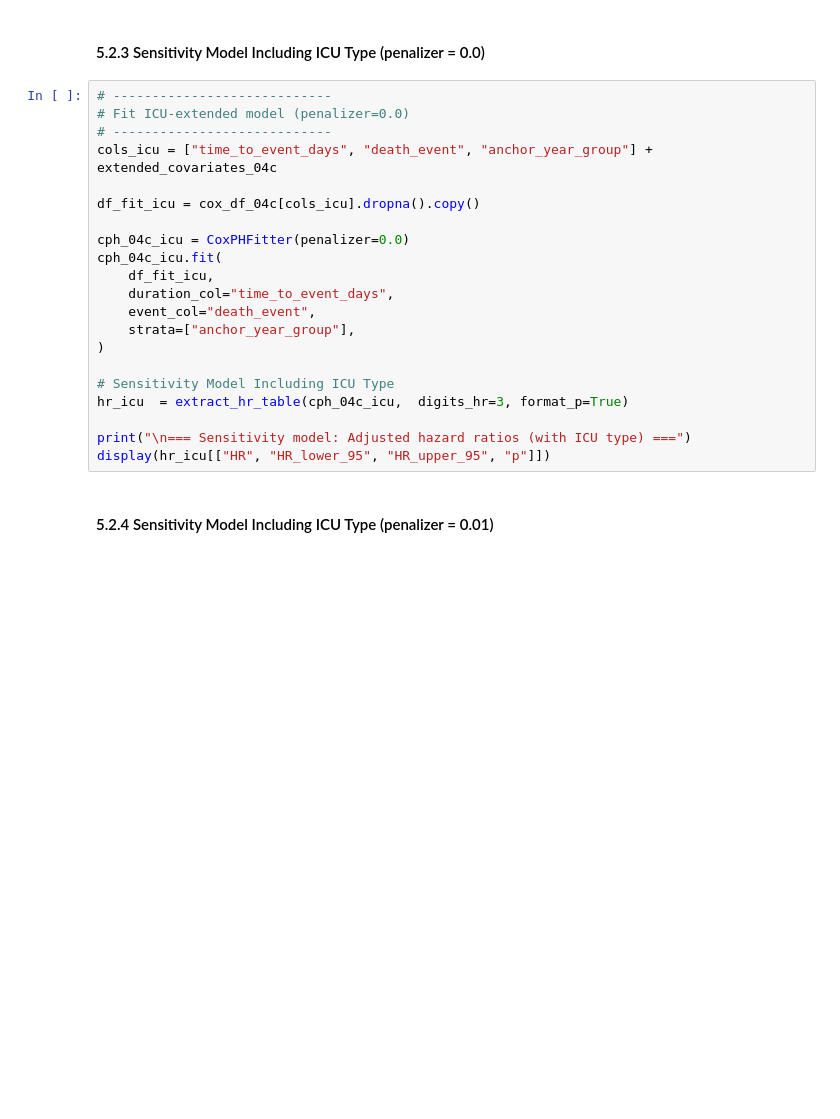
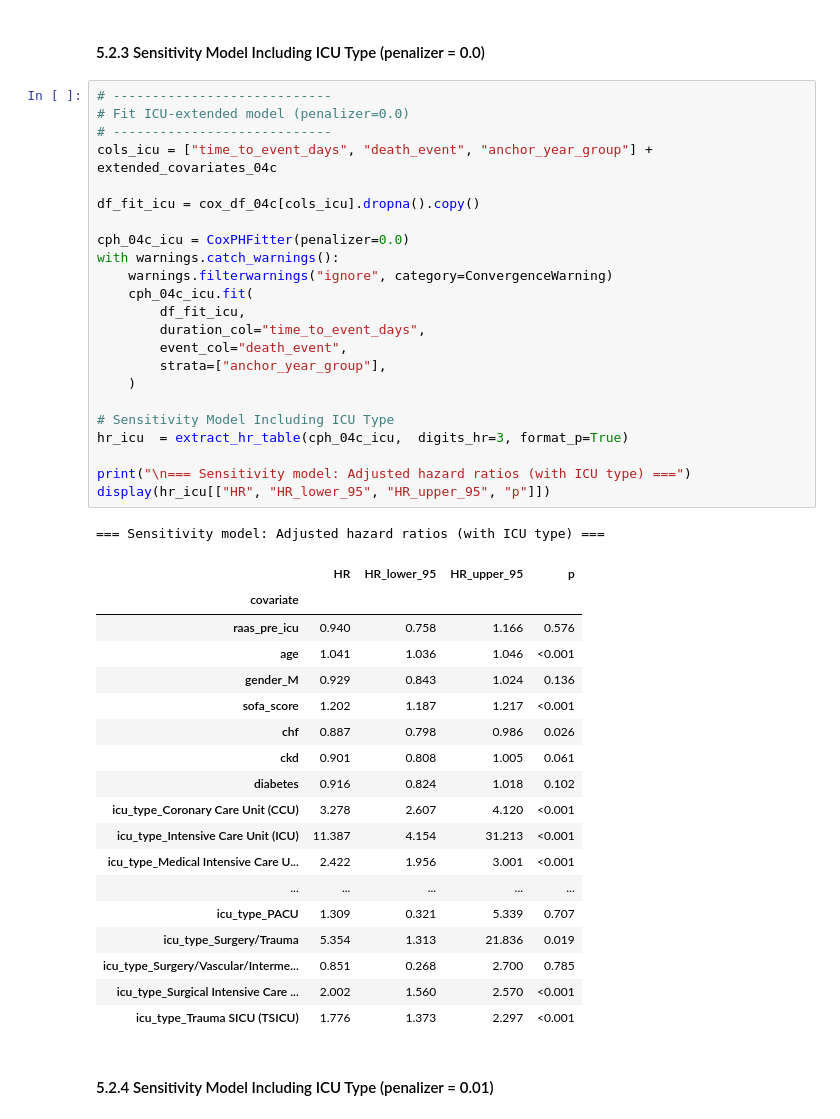
Before and after one commit to makotoy56/mimic-iv-copd-raas-analysis, a Jupyter notebook: notebooks/04c_extended_covariate_cox_model.ipynb, the cells around one changed output. Cells and saved outputs as stored; diff of their text form; blank space fills up the shorter version.

Commit message:
Refresh COPD ICU model outputs and suppress local warning paths

```diff
--- a/notebooks/04c_extended_covariate_cox_model.ipynb
+++ b/notebooks/04c_extended_covariate_cox_model.ipynb
@@ -381,24 +383,46 @@ Overall, the point estimates for pre-ICU RAAS exposure were below 1 in the core
 # %%
 # ----------------------------
 # Fit ICU-extended model (penalizer=0.0)
 # ----------------------------
 cols_icu = ["time_to_event_days", "death_event", "anchor_year_group"] + extended_covariates_04c
 
 df_fit_icu = cox_df_04c[cols_icu].dropna().copy()
 
 cph_04c_icu = CoxPHFitter(penalizer=0.0)
-cph_04c_icu.fit(
-    df_fit_icu,
-    duration_col="time_to_event_days",
-    event_col="death_event",
-    strata=["anchor_year_group"],
-)
+with warnings.catch_warnings():
+    warnings.filterwarnings("ignore", category=ConvergenceWarning)
+    cph_04c_icu.fit(
+        df_fit_icu,
+        duration_col="time_to_event_days",
+        event_col="death_event",
+        strata=["anchor_year_group"],
+    )
 
 # Sensitivity Model Including ICU Type
 hr_icu  = extract_hr_table(cph_04c_icu,  digits_hr=3, format_p=True)
 
 print("\n=== Sensitivity model: Adjusted hazard ratios (with ICU type) ===")
 display(hr_icu[["HR", "HR_lower_95", "HR_upper_95", "p"]])
+# %% [output]
+=== Sensitivity model: Adjusted hazard ratios (with ICU type) ===
+|  | HR | HR_lower_95 | HR_upper_95 | p |
+| covariate |  |  |  |  |
+| raas_pre_icu | 0.940 | 0.758 | 1.166 | 0.576 |
+| age | 1.041 | 1.036 | 1.046 | <0.001 |
+| gender_M | 0.929 | 0.843 | 1.024 | 0.136 |
+| sofa_score | 1.202 | 1.187 | 1.217 | <0.001 |
+| chf | 0.887 | 0.798 | 0.986 | 0.026 |
+| ckd | 0.901 | 0.808 | 1.005 | 0.061 |
+| diabetes | 0.916 | 0.824 | 1.018 | 0.102 |
+| icu_type_Coronary Care Unit (CCU) | 3.278 | 2.607 | 4.120 | <0.001 |
+| icu_type_Intensive Care Unit (ICU) | 11.387 | 4.154 | 31.213 | <0.001 |
+| icu_type_Medical Intensive Care U... | 2.422 | 1.956 | 3.001 | <0.001 |
+| ... | ... | ... | ... | ... |
+| icu_type_PACU | 1.309 | 0.321 | 5.339 | 0.707 |
+| icu_type_Surgery/Trauma | 5.354 | 1.313 | 21.836 | 0.019 |
+| icu_type_Surgery/Vascular/Interme... | 0.851 | 0.268 | 2.700 | 0.785 |
+| icu_type_Surgical Intensive Care ... | 2.002 | 1.560 | 2.570 | <0.001 |
+| icu_type_Trauma SICU (TSICU) | 1.776 | 1.373 | 2.297 | <0.001 |
 # %% [markdown]
 #### 5.2.4 Sensitivity Model Including ICU Type (penalizer = 0.01)
 # %%
```
Also changed, not shown: parts of 2 cells of this notebook, 3 other files.
